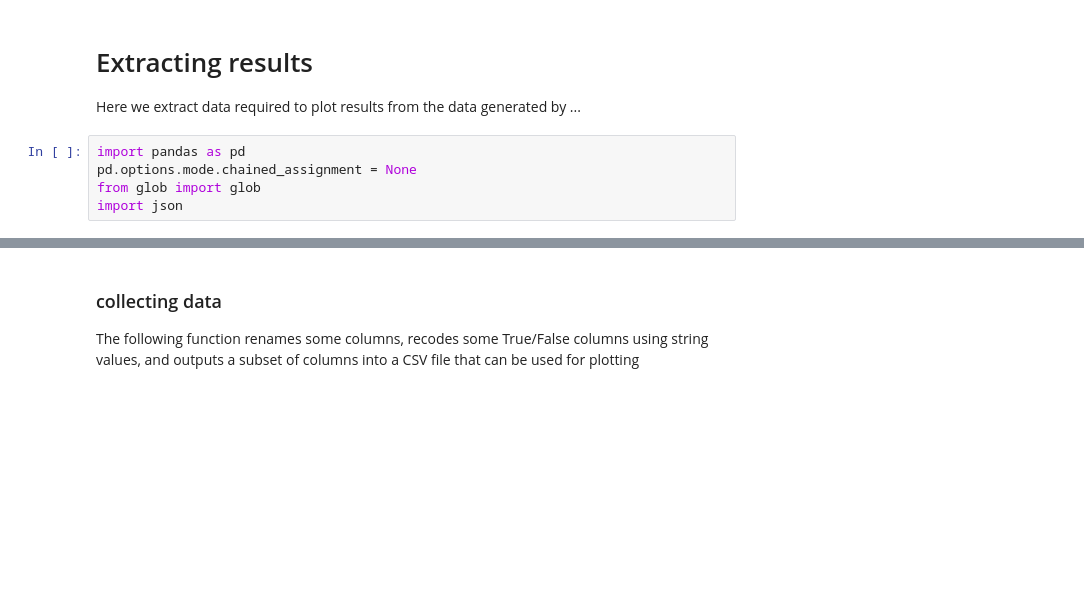
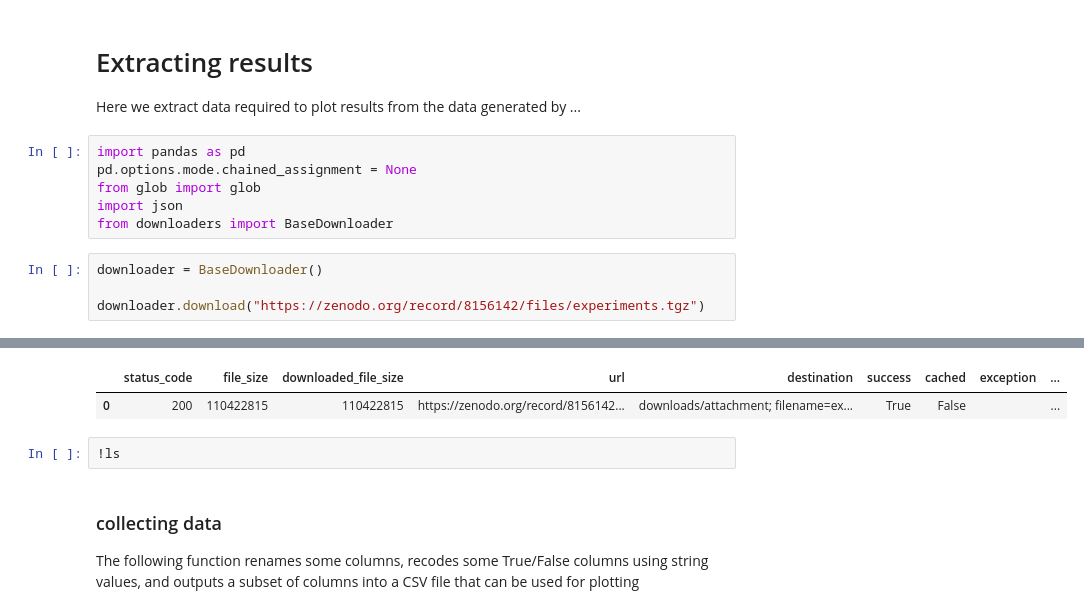
Before and after one commit to monarch-initiative/negativeExampleSelection, a Jupyter notebook: extractingResults.ipynb, the cells around one changed output, grey strips where cells are left out. Drawn from its saved outputs; the diff is of its cells as text; blank space fills up the shorter version.

```diff
--- a/extractingResults.ipynb
+++ b/extractingResults.ipynb
@@ -6,3 +6,9 @@ import pandas as pd
 pd.options.mode.chained_assignment = None
 from glob import glob
 import json
+from downloaders import BaseDownloader
+# %%
+downloader = BaseDownloader()
+
+downloader.download("https://zenodo.org/record/8156142/files/experiments.tgz")
+# %% [output]
@@ -9,3 +16,7 @@ import json
+|  | status_code | file_size | downloaded_file_size | url | destination | success | cached | exception | ... |
+| 0 | 200 | 110422815 | 110422815 | https://zenodo.org/record/8156142... | downloads/attachment; filename=ex... | True | False |  | ... |
+# %%
+!ls
 # %% [markdown]
 <h3>collecting data</h3>
 <p>The following function renames some columns, recodes some True/False columns using string values, and outputs a subset of columns into a CSV file that can be used for plotting</p>
```
Also changed, not shown: parts of 4 cells of this notebook, 2 other files.
